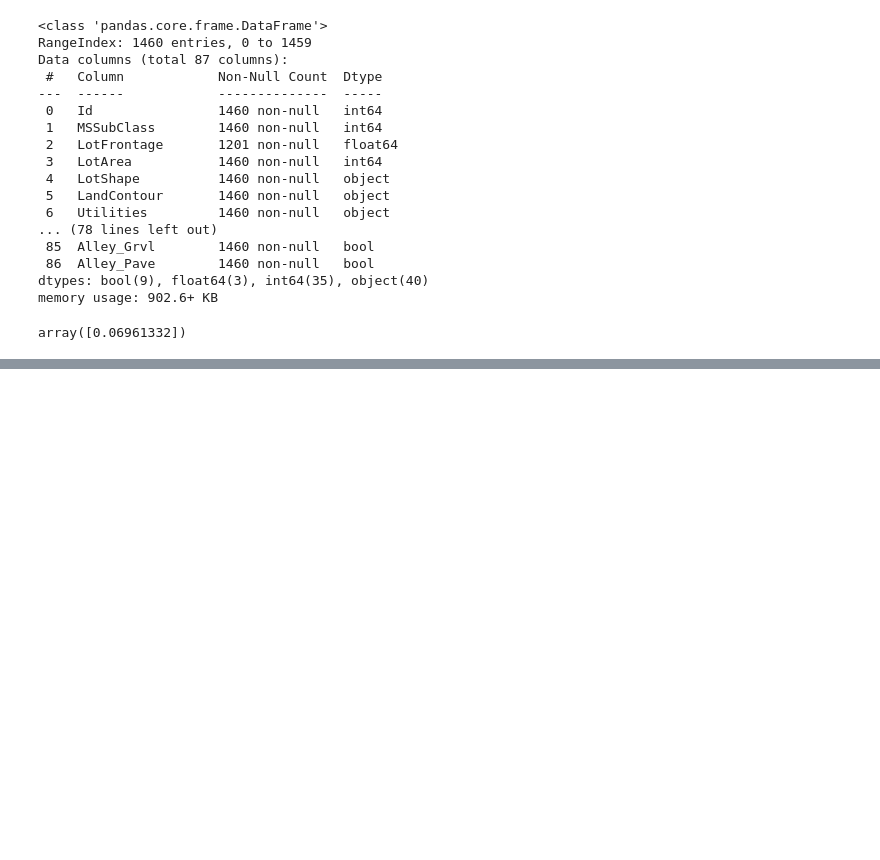
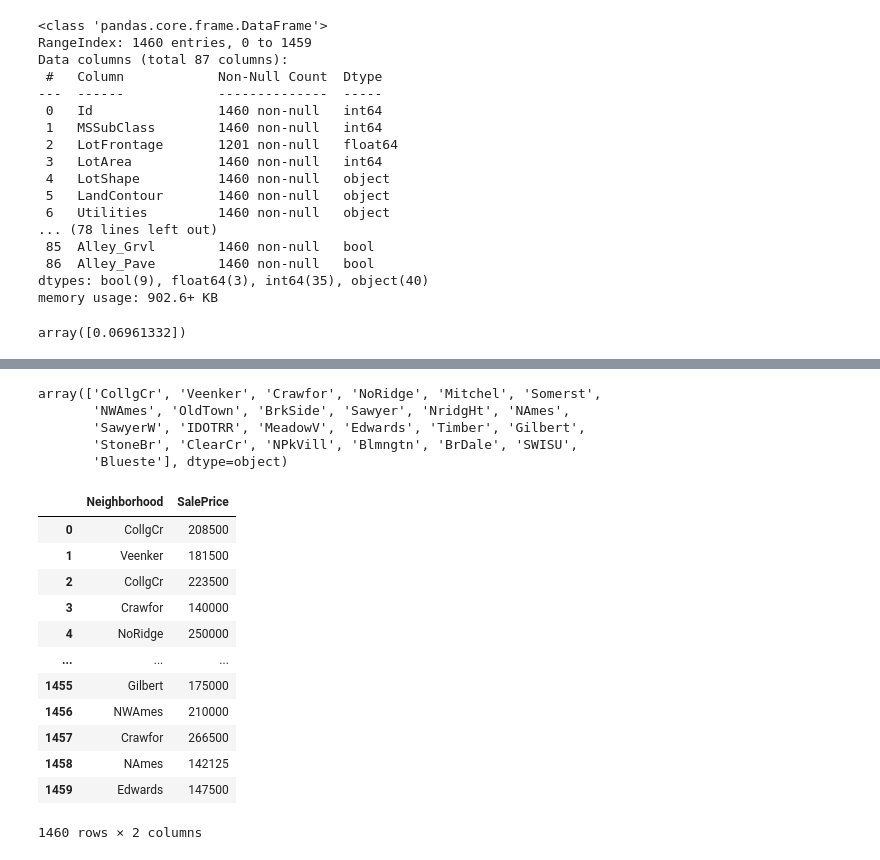
Before and after one commit to M-GibbonsGH/0125LinReg, a Jupyter notebook: 2701_Explore.ipynb, the cells around one changed output, grey strips where cells are left out. Saved outputs shown, nothing was run; the diff lists cells and outputs as text; code cells hidden in the pictures; blank space fills up the shorter version.

```diff
--- a/2701_Explore.ipynb
+++ b/2701_Explore.ipynb
@@ -158,0 +221,24 @@ array([0.06961332])
+# %%
+df["Neighborhood"].unique()
+# %% [output]
+array(['CollgCr', 'Veenker', 'Crawfor', 'NoRidge', 'Mitchel', 'Somerst',
+       'NWAmes', 'OldTown', 'BrkSide', 'Sawyer', 'NridgHt', 'NAmes',
+       'SawyerW', 'IDOTRR', 'MeadowV', 'Edwards', 'Timber', 'Gilbert',
+       'StoneBr', 'ClearCr', 'NPkVill', 'Blmngtn', 'BrDale', 'SWISU',
+       'Blueste'], dtype=object)
+# %%
+df[["Neighborhood", "SalePrice"]]
+# %% [output]
+|  | Neighborhood | SalePrice |
+| 0 | CollgCr | 208500 |
+| 1 | Veenker | 181500 |
+| 2 | CollgCr | 223500 |
+| 3 | Crawfor | 140000 |
+| 4 | NoRidge | 250000 |
+| ... | ... | ... |
+| 1455 | Gilbert | 175000 |
+| 1456 | NWAmes | 210000 |
+| 1457 | Crawfor | 266500 |
+| 1458 | NAmes | 142125 |
+| 1459 | Edwards | 147500 |
+1460 rows × 2 columns
```
Also changed, not shown: parts of 9 cells of this notebook.
